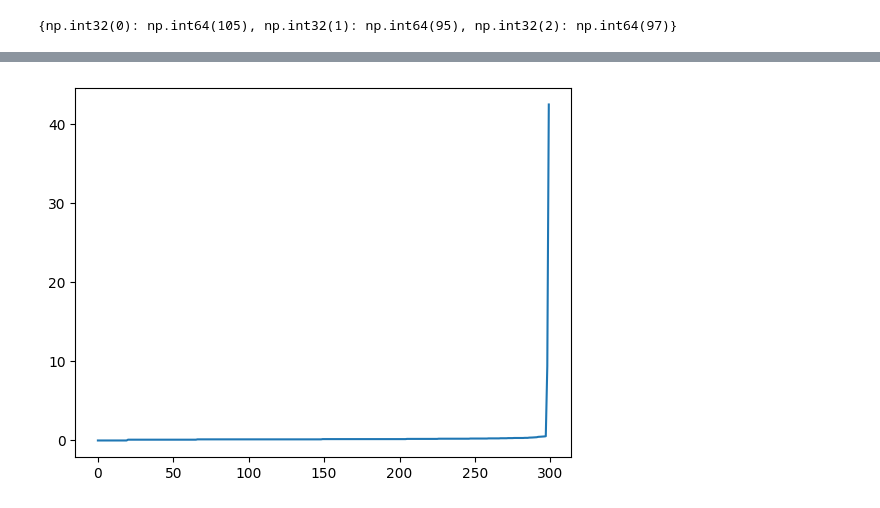
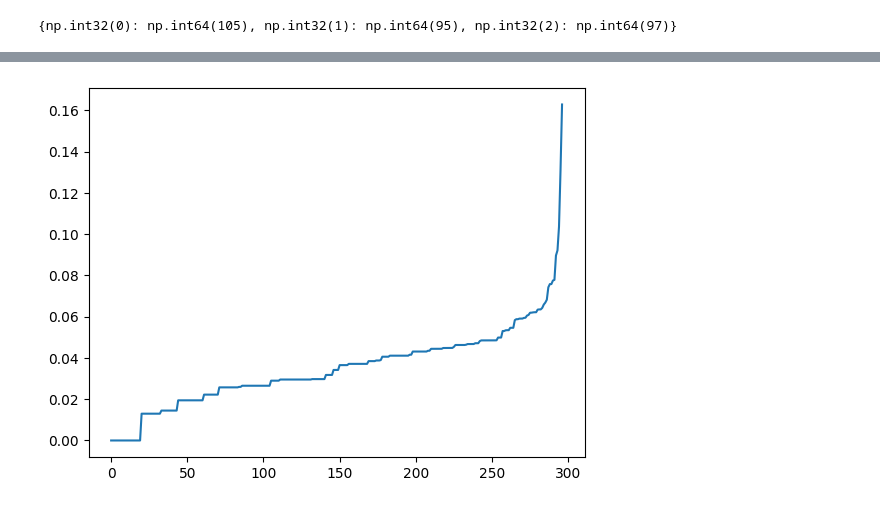
Before and after one commit to otha4350/datamining, a Jupyter notebook: assignment 3/main.ipynb, the cells around one changed output, grey strips where cells are left out. Cells and saved outputs as stored; diff of their text form; code cells hidden in the pictures.

Commit message:
dbscan :)

```diff
--- a/assignment 3/main.ipynb
+++ b/assignment 3/main.ipynb
@@ -118,6 +118,8 @@ print(dict(zip(unique, counts)))
 [figure]
 {np.int32(0): np.int64(105), np.int32(1): np.int64(95), np.int32(2): np.int64(97)}
 # %%
+#task 3
+
 ks = range(2,10+1)
 for k in ks:
     kmeans=KMeans(n_clusters=k)
@@ -125,6 +127,10 @@ for k in ks:
     dbs = davies_bouldin_score(workingData, kmeans.labels_)
     print(f"k={k}, score: {dbs}")
 k = 2
+kmeans=KMeans(n_clusters=k)
+kmeans.fit(workingData)
+plt.scatter(workingData["sw"], workingData["sl"], c=kmeans.labels_, cmap='viridis')
+plt.show()
 # %% [output]
 k=2, score: 0.4017492338505025
 k=3, score: 0.6639302994573105
@@ -137,0 +145,9 @@ k=10, score: 1.0334558154165334
+# %%
+from sklearn.cluster import AgglomerativeClustering
+from scipy.cluster.hierarchy import dendrogram
+
+agg = AgglomerativeClustering(n_clusters=None, distance_threshold=0, linkage="average")
+agg.fit(workingData)
+
+plt.scatter(workingData["sw"], workingData["sl"], c=agg.labels_, cmap='viridis')
+plt.show()
@@ -137,0 +186,7 @@ k=10, score: 1.0334558154165334
+# %%
+from sklearn.cluster import DBSCAN
+
+db = DBSCAN(eps=0.05, min_samples=5)
+db.fit(workingData)
+plt.scatter(workingData["sw"], workingData["sl"], c=db.labels_, cmap='viridis')
+plt.show()
@@ -138,18 +195,18 @@ k=10, score: 1.0334558154165334
 # %%
 # Plot k-distances (given from assignment)
 def k_distances2(X,n):
     neighbors = NearestNeighbors(n_neighbors=n)
     neighbors_fit = neighbors.fit(X)
     distances, indices = neighbors_fit.kneighbors(X)
     return distances, indices
 
 # TODO: add your parameters here.
 # data -- your normalized dataset
 # k -- k-th neighbour. By default, k=count(features)+1
-distances, indices = k_distances2(data,5)
+distances, indices = k_distances2(workingData,10)
 distances = np.sort(distances, axis=0)
 distances = distances[:,1]
 plt.plot(distances)
 plt.show()
 # %% [output]
-[figure, old version]
+[figure, new version]
```
Also changed, not shown: parts of 4 cells of this notebook, 1 other file.
